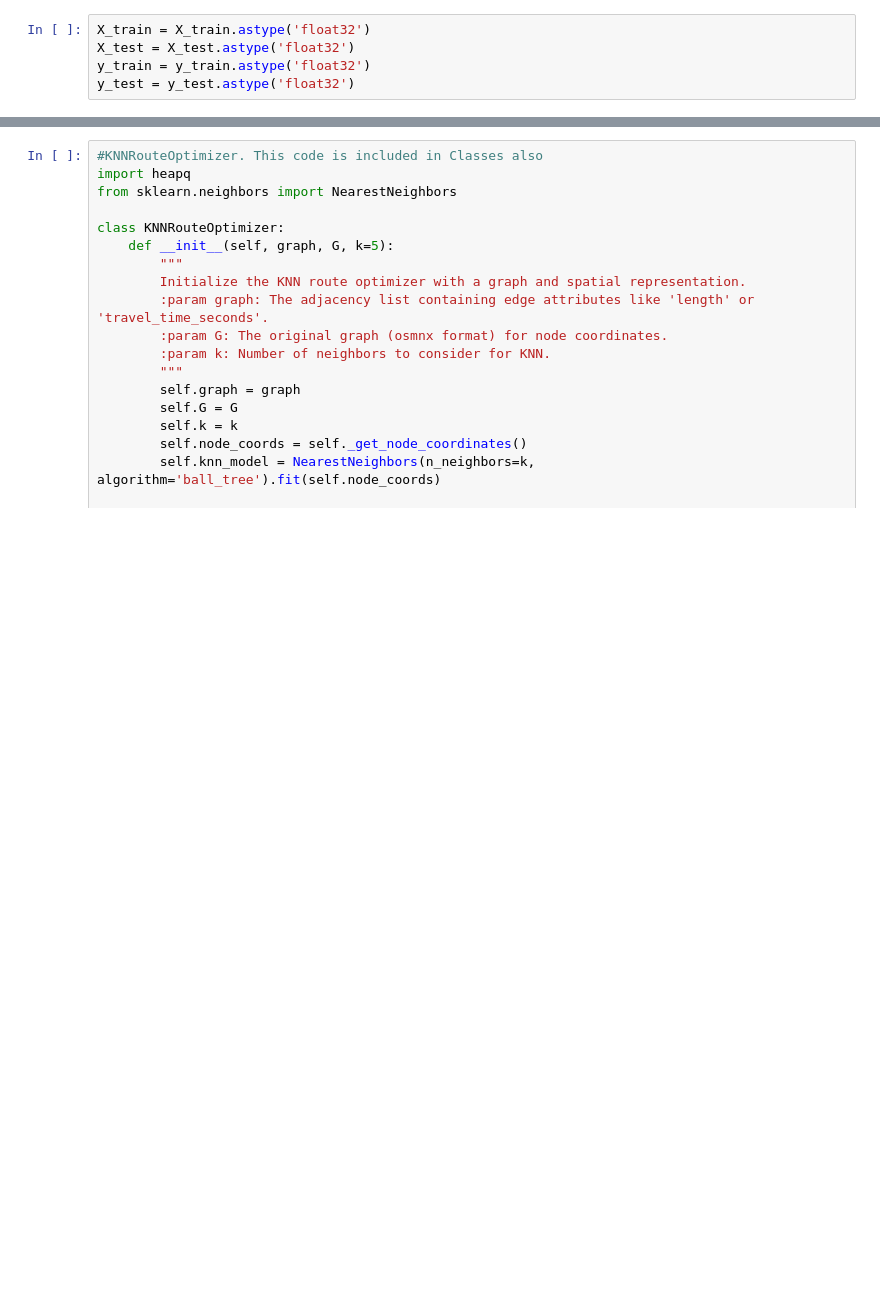
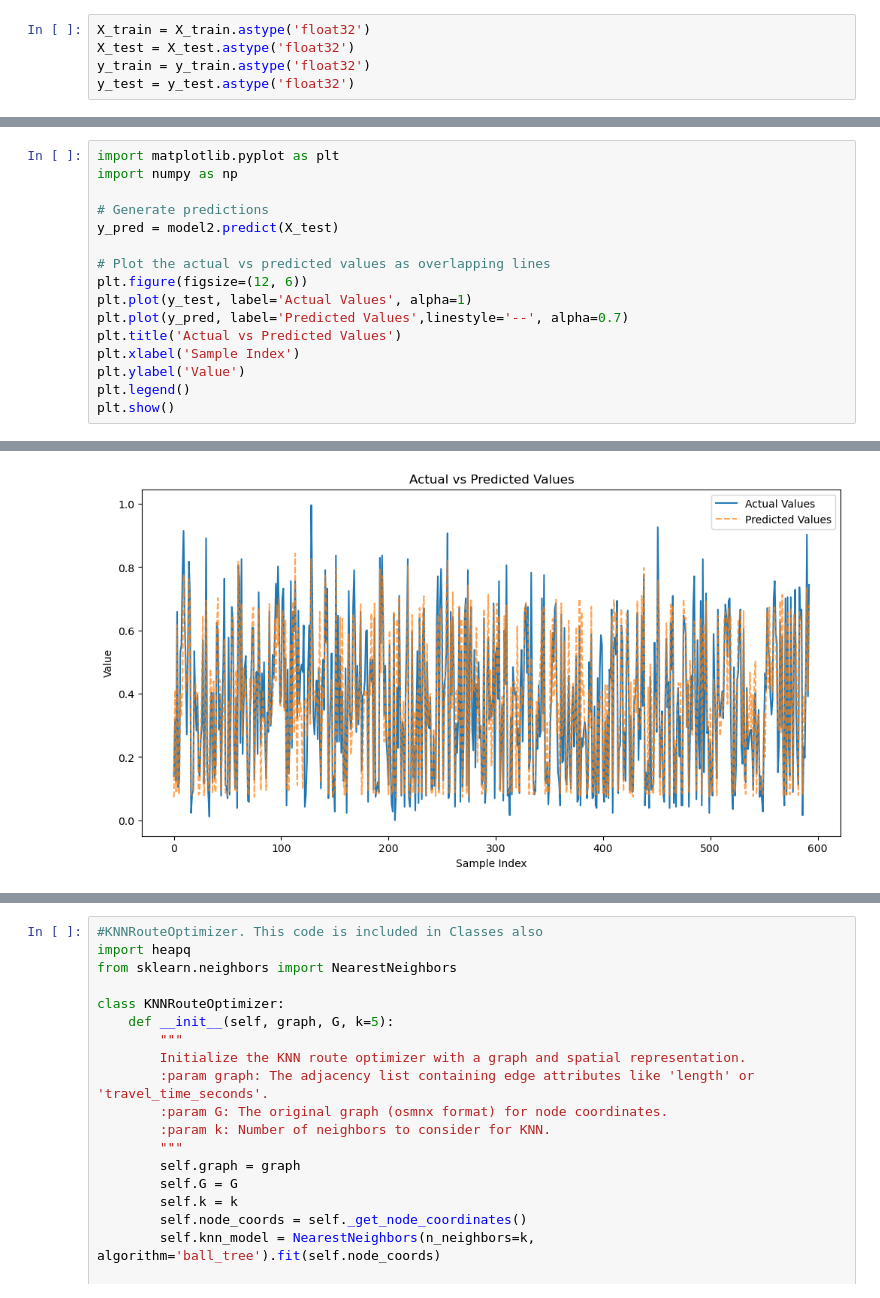
Before and after one commit to JakeRSchwartz/TrafficAI, a Jupyter notebook: Congestion_Prediction.ipynb, the cells around one changed output, grey strips where cells are left out. Saved outputs shown, nothing was run; the diff lists cells and outputs as text; blank space fills up the shorter version.

```diff
--- a/Congestion_Prediction.ipynb
+++ b/Congestion_Prediction.ipynb
@@ -92,0 +171,17 @@ y_test = y_test.astype('float32')
+# %%
+import matplotlib.pyplot as plt
+import numpy as np
+
+# Generate predictions
+y_pred = model2.predict(X_test)
+
+# Plot the actual vs predicted values as overlapping lines
+plt.figure(figsize=(12, 6))
+plt.plot(y_test, label='Actual Values', alpha=1)
+plt.plot(y_pred, label='Predicted Values',linestyle='--', alpha=0.7)
+plt.title('Actual vs Predicted Values')
+plt.xlabel('Sample Index')
+plt.ylabel('Value')
+plt.legend()
+plt.show()
+# %% [output]
@@ -93 +189,2 @@ y_test = y_test.astype('float32')
+[figure, added]
 # %%
```
Also changed, not shown: parts of 21 cells of this notebook, 4 other files.
